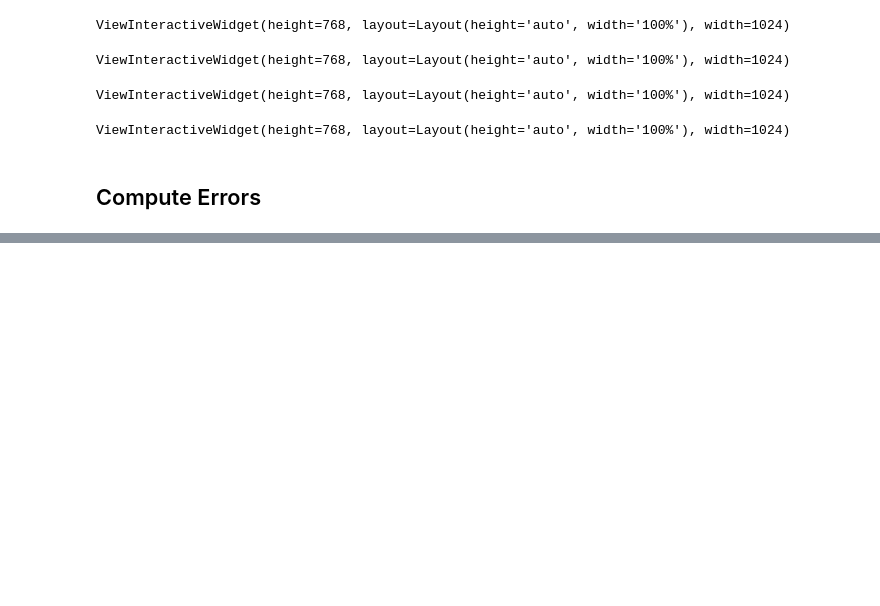
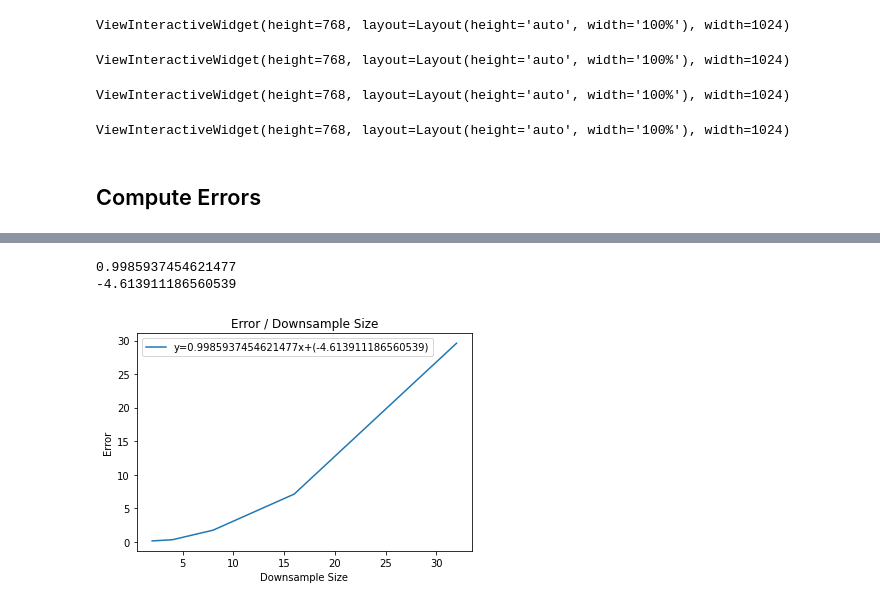
Before and after one commit to calebedwards21/vector_visualization, a Jupyter notebook: Tornado_3D/torndao_streamlines.ipynb, the cells around one changed output, grey strips where cells are left out. Drawn from its saved outputs; the diff is of its cells as text; code cells hidden in the pictures; blank space fills up the shorter version.

```diff
--- a/Tornado_3D/torndao_streamlines.ipynb
+++ b/Tornado_3D/torndao_streamlines.ipynb
@@ -264,0 +271,23 @@ plt.show()
+# %%
+# Plot of average error over sample size
+a2 = np.average(tot_errors2)
+a4 = np.average(tot_errors4)
+a8 = np.average(tot_errors8)
+a16 = np.average(tot_errors16)
+a32 = np.average(tot_errors32)
+
+x = [2, 4, 8, 16, 32]
+y = [a2, a4, a8, a16, a32]
+
+slope, intercept = np.polyfit(x, y, 1)
+
+plt.title('Error / Downsample Size')
+plt.ylabel('Error')
+plt.xlabel('Downsample Size')
+plt.plot(x, y, label=f'y={slope}x+({intercept})')
+plt.legend()
+plt.show()
+# %% [output]
+0.9985937454621477
+-4.613911186560539
+[figure, added]
```
Also changed, not shown: parts of 3 cells of this notebook.
